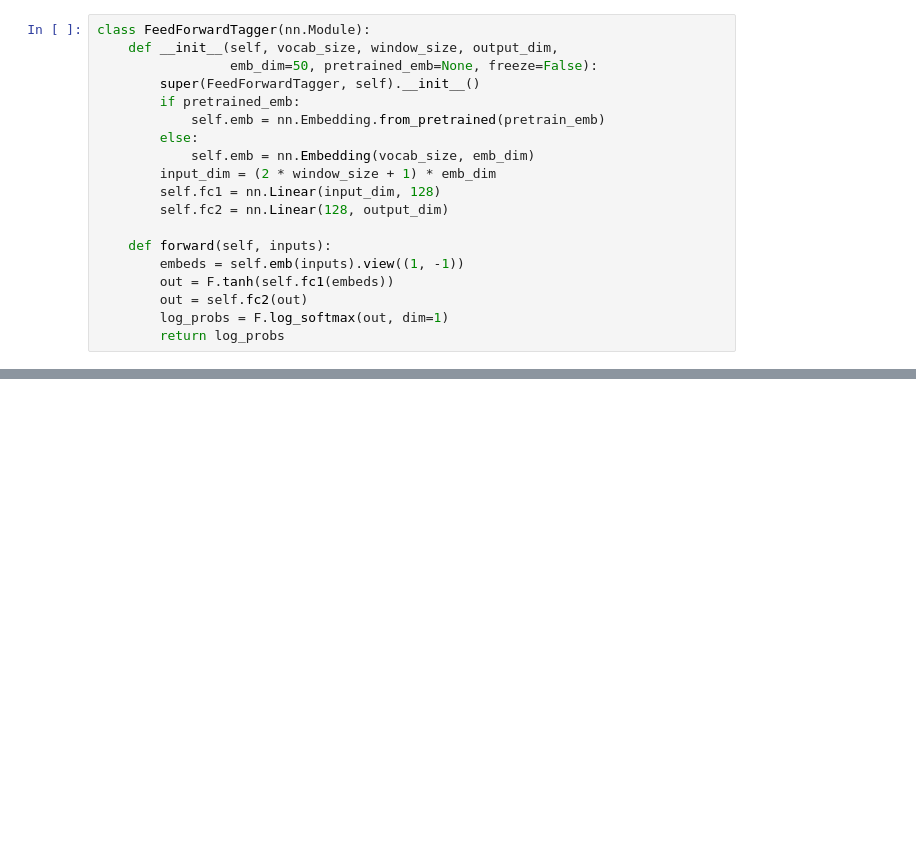
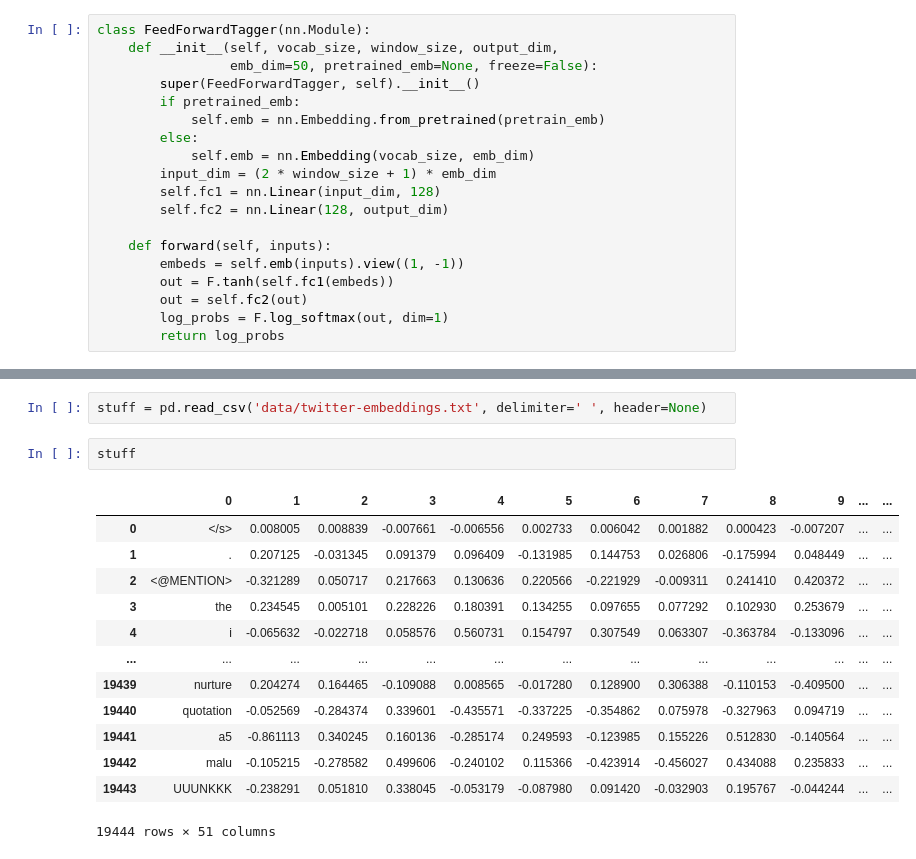
Before and after one commit to RuolinZheng08/ttic31190-natural-language-processing, a Jupyter notebook: hw3/dev.ipynb, the cells around one changed output, grey strips where cells are left out. Drawn from its saved outputs; the diff is of its cells as text; blank space fills up the shorter version.

```diff
--- a/hw3/dev.ipynb
+++ b/hw3/dev.ipynb
@@ -231,0 +257,18 @@ class FeedForwardTagger(nn.Module):
+# %%
+stuff = pd.read_csv('data/twitter-embeddings.txt', delimiter=' ', header=None)
+# %%
+stuff
+# %% [output]
+|  | 0 | 1 | 2 | 3 | 4 | 5 | 6 | 7 | 8 | 9 | ... | ... |
+| 0 | </s> | 0.008005 | 0.008839 | -0.007661 | -0.006556 | 0.002733 | 0.006042 | 0.001882 | 0.000423 | -0.007207 | ... | ... |
+| 1 | . | 0.207125 | -0.031345 | 0.091379 | 0.096409 | -0.131985 | 0.144753 | 0.026806 | -0.175994 | 0.048449 | ... | ... |
+| 2 | <@MENTION> | -0.321289 | 0.050717 | 0.217663 | 0.130636 | 0.220566 | -0.221929 | -0.009311 | 0.241410 | 0.420372 | ... | ... |
+| 3 | the | 0.234545 | 0.005101 | 0.228226 | 0.180391 | 0.134255 | 0.097655 | 0.077292 | 0.102930 | 0.253679 | ... | ... |
+| 4 | i | -0.065632 | -0.022718 | 0.058576 | 0.560731 | 0.154797 | 0.307549 | 0.063307 | -0.363784 | -0.133096 | ... | ... |
+| ... | ... | ... | ... | ... | ... | ... | ... | ... | ... | ... | ... | ... |
+| 19439 | nurture | 0.204274 | 0.164465 | -0.109088 | 0.008565 | -0.017280 | 0.128900 | 0.306388 | -0.110153 | -0.409500 | ... | ... |
+| 19440 | quotation | -0.052569 | -0.284374 | 0.339601 | -0.435571 | -0.337225 | -0.354862 | 0.075978 | -0.327963 | 0.094719 | ... | ... |
+| 19441 | a5 | -0.861113 | 0.340245 | 0.160136 | -0.285174 | 0.249593 | -0.123985 | 0.155226 | 0.512830 | -0.140564 | ... | ... |
+| 19442 | malu | -0.105215 | -0.278582 | 0.499606 | -0.240102 | 0.115366 | -0.423914 | -0.456027 | 0.434088 | 0.235833 | ... | ... |
+| 19443 | UUUNKKK | -0.238291 | 0.051810 | 0.338045 | -0.053179 | -0.087980 | 0.091420 | -0.032903 | 0.195767 | -0.044244 | ... | ... |
+19444 rows × 51 columns
```
Also changed, not shown: parts of 2 cells of this notebook, 1 other file.
